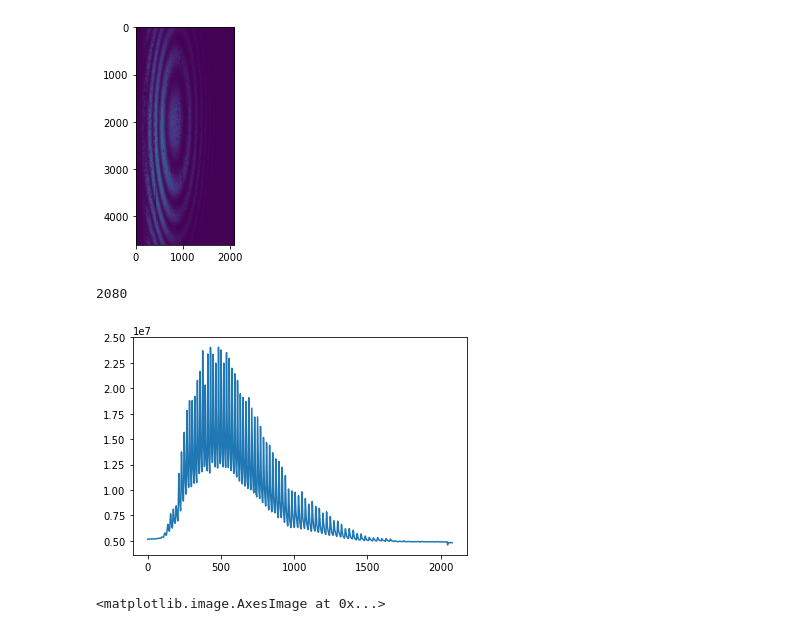
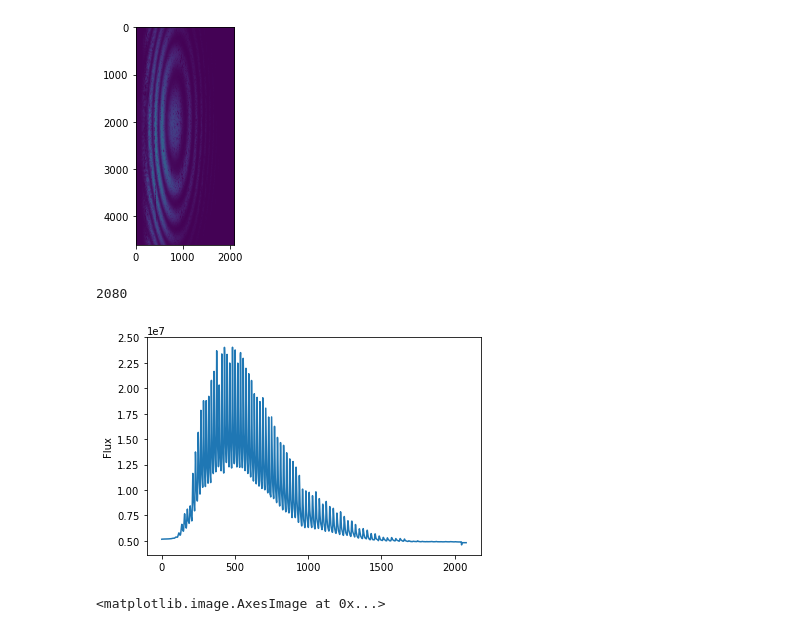
Before and after one commit to howardisaacson/APF-BL-DAP, a Jupyter notebook: Malik/NormalizedTutorial.ipynb, the cells around one changed output. Cells and saved outputs as stored; diff of their text form; code cells hidden in the pictures.

```diff
--- a/Malik/NormalizedTutorial.ipynb
+++ b/Malik/NormalizedTutorial.ipynb
@@ -50,12 +66,13 @@ plt.imshow(image)
 [figure]
 # %%
 flux = np.sum(image, axis = 0)
+plt.ylabel('Flux')
 plt.plot(flux)
 
 print(len(flux))
 # %% [output]
 2080
-[figure, old version]
+[figure, new version]
 # %%
 image_rot = np.rot90(image)
 plt.figure(figsize=(20,20))
```
Also changed, not shown: parts of 32 cells of this notebook, 3 other files.
